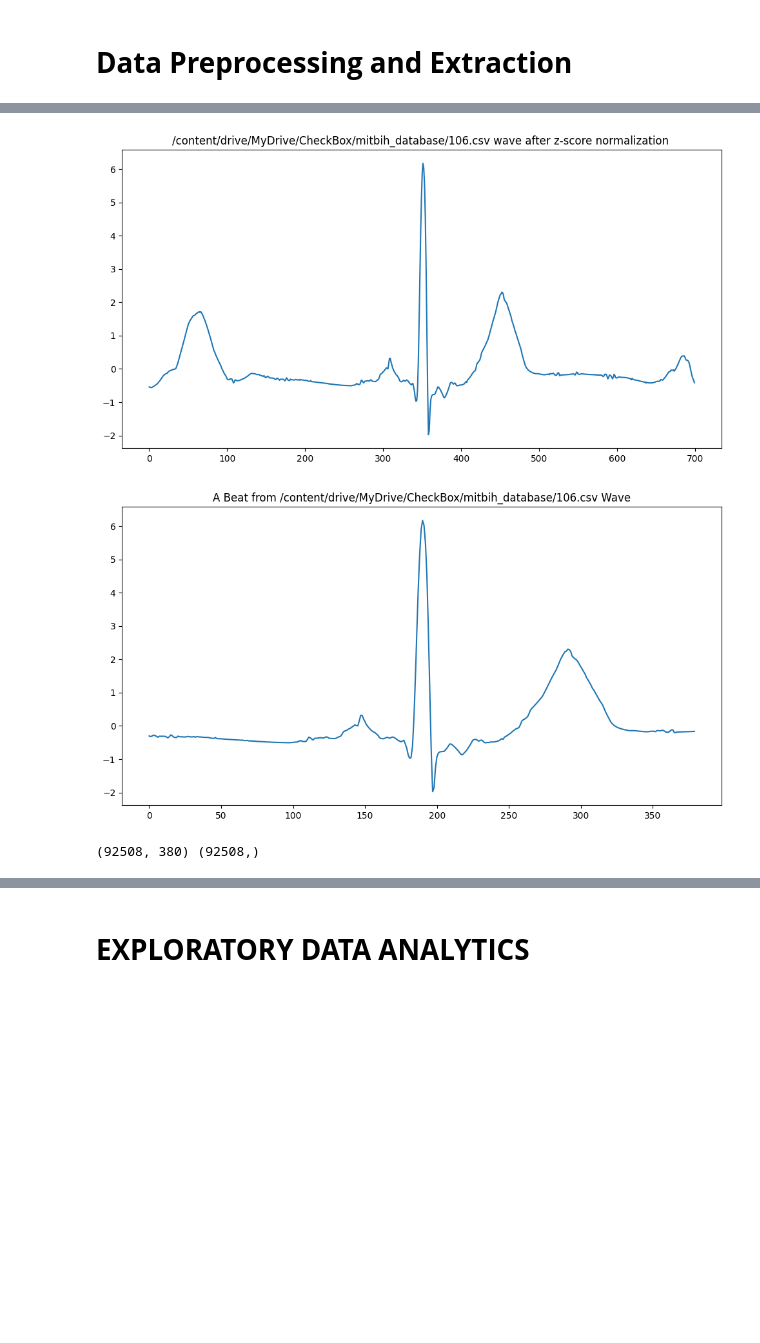
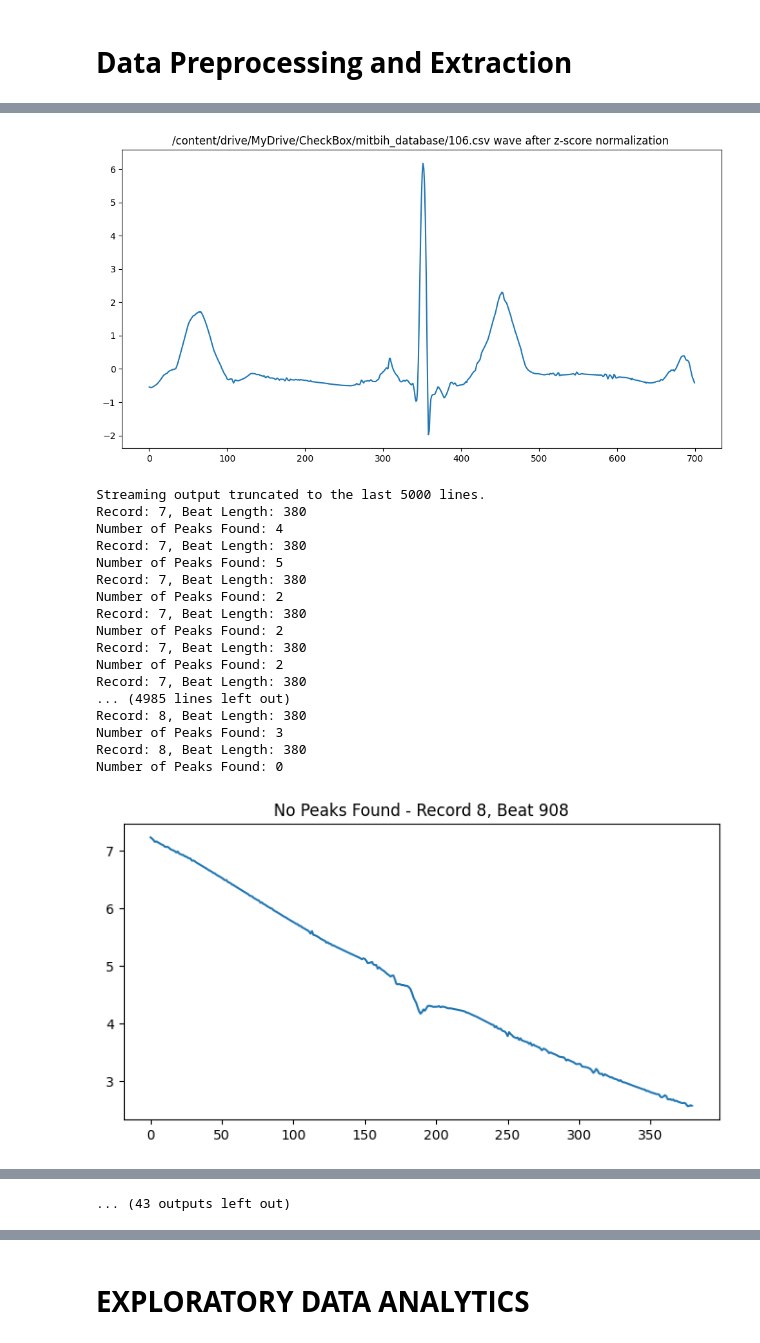
Before and after one commit to Mowlidharan/ECG-Signal-Classification, a Jupyter notebook: ECG_Classifier.ipynb, the cells around one changed output, grey strips where cells are left out. Drawn from its saved outputs; the diff is of its cells as text; code cells hidden in the pictures; blank space fills up the shorter version.

```diff
--- a/ECG_Classifier.ipynb
+++ b/ECG_Classifier.ipynb
@@ -187,7 +225,7 @@ for r in range(0,len(records)):
             row_index += 1
 
     # Plot an example to the signals
-    if r is 6:
+    if r == 6:
         # Plot each patient's signal
         plt.figure(figsize=(12, 6))
         plt.title(records[6] + " Wave")
@@ -196,7 +234,7 @@ for r in range(0,len(records)):
 
     signals = denoise_fun(signals)
     # Plot an example to the signals
-    if r is 6:
+    if r == 6:
         # Plot each patient's signal
         plt.figure(figsize=(12, 6))
         plt.title(records[6] + " wave after denoised")
@@ -205,44 +243,65 @@ for r in range(0,len(records)):
 
     signals = stats.zscore(signals)
     # Plot an example to the signals
-    if r is 6:
+    if r == 6:
         # Plot each patient's signal
         plt.figure(figsize=(12, 6))
         plt.title(records[6] + " wave after z-score normalization ")
         plt.plot(signals[0:700])
         plt.show()
 
-    # Read anotations: R position and Arrhythmia class
+    # Read annotations: R position and Arrhythmia class
     example_beat_printed = False
     with open(annotations[r], 'r') as fileID:
         data = fileID.readlines()
         beat = list()
 
-        for d in range(1, len(data)): # 0 index is Chart Head
-            splitted = data[d].split(' ') #The split() method splits a string into a list.
-            splitted = filter(None, splitted)
-            next(splitted) # Time... Clipping
-            pos = int(next(splitted)) # Sample ID
-            arrhythmia_type = next(splitted) # Type
+
+        for d in range(1, len(data)):
+            splitted = data[d].split(' ')
+            splitted = list(filter(None, splitted))
+
+            # Create an iterator from the list
+            splitted_iter = iter(splitted)
+
+            next(splitted_iter) # Time... Clipping
+            pos = int(next(splitted_iter)) # Sample ID
+            arrhythmia_type = next(splitted_iter) # Type
+            # pos = int(next(splitted)) # Sample ID
+            # arrhythmia_type = next(splitted) # Type
             if(arrhythmia_type in classes):
                 arrhythmia_index = classes.index(arrhythmia_type)
-           # if count_classes[arrhythmia_index] > maximum_counting: # avoid overfitting
-                #    pass
-            #else:
                 count_classes[arrhythmia_index] += 1
                 if(window_size <= pos and pos < (len(signals) - window_size)):
                     beat = signals[pos-window_size:pos+window_size]
-                    # Plot an example to a beat
-                    if r is 6 and not example_beat_printed:
-                        plt.figure(figsize=(12, 6))
-                        plt.title("A Beat from " + records[6] + " Wave")
+
+                    # --- DEBUGGING ---
+                    print(f"Record: {r}, Beat Length: {len(beat)}")
+                    peaks, _ = find_peaks(beat, prominence=0.2)
+                    print(f"Number of Peaks Found: {len(peaks)}")
+
+                    if len(peaks) == 0:
+                        plt.figure(figsize=(8, 4))
                         plt.plot(beat)
+                        plt.title(f"No Peaks Found - Record {r}, Beat {d}")
                         plt.show()
-                        example_beat_printed = True
+                        continue
 
-                    X.append(beat)
+                    time_features = extract_time_domain_features(beat)
+                    freq_features = extract_frequency_domain_features(beat)
+
+                    # Combine features (you can experiment with different combinations)
+                    all_features = time_features + freq_features
+
+                    X.append(all_features)
                     y.append(arrhythmia_index)
 
 # data shape
 print(np.shape(X), np.shape(y))
+
+# Convert to NumPy arrays for easier handling
+X = np.array(X)
+y = np.array(y)
+
+print(np.shape(X))
 # %% [output]
@@ -249,5 +325,21 @@ print(np.shape(X), np.shape(y))
 [figure]
 [figure]
 [figure]
+Streaming output truncated to the last 5000 lines.
+Record: 7, Beat Length: 380
+Number of Peaks Found: 4
+Record: 7, Beat Length: 380
+Number of Peaks Found: 5
+Record: 7, Beat Length: 380
+Number of Peaks Found: 2
+Record: 7, Beat Length: 380
+Number of Peaks Found: 2
+Record: 7, Beat Length: 380
+Number of Peaks Found: 2
+Record: 7, Beat Length: 380
+... (4985 lines left out)
+Record: 8, Beat Length: 380
+Number of Peaks Found: 3
+Record: 8, Beat Length: 380
+Number of Peaks Found: 0
-[figure, old version]
+[figure, new version]
-(92508, 380) (92508,)
@@ -253,0 +370 @@ print(np.shape(X), np.shape(y))
+... (43 outputs left out)
```
Also changed, not shown: parts of 31 cells of this notebook.
